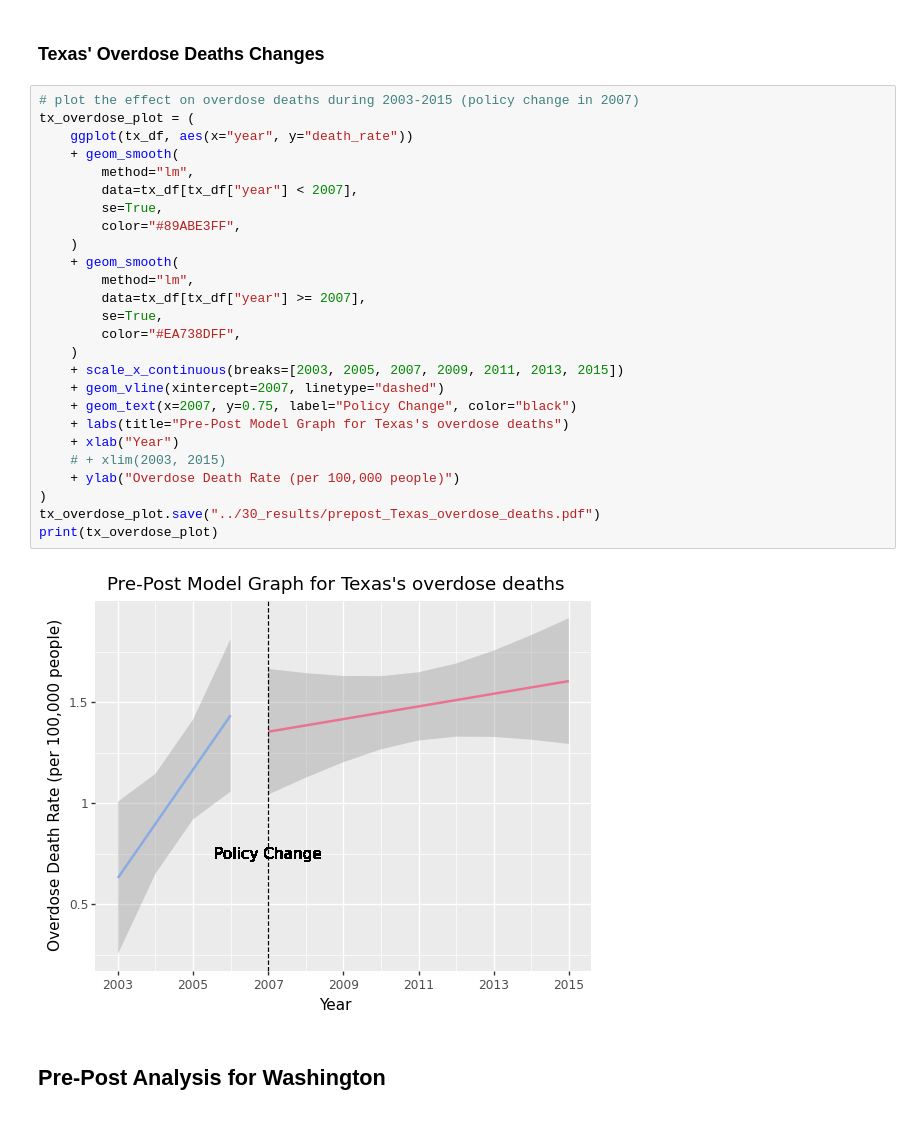
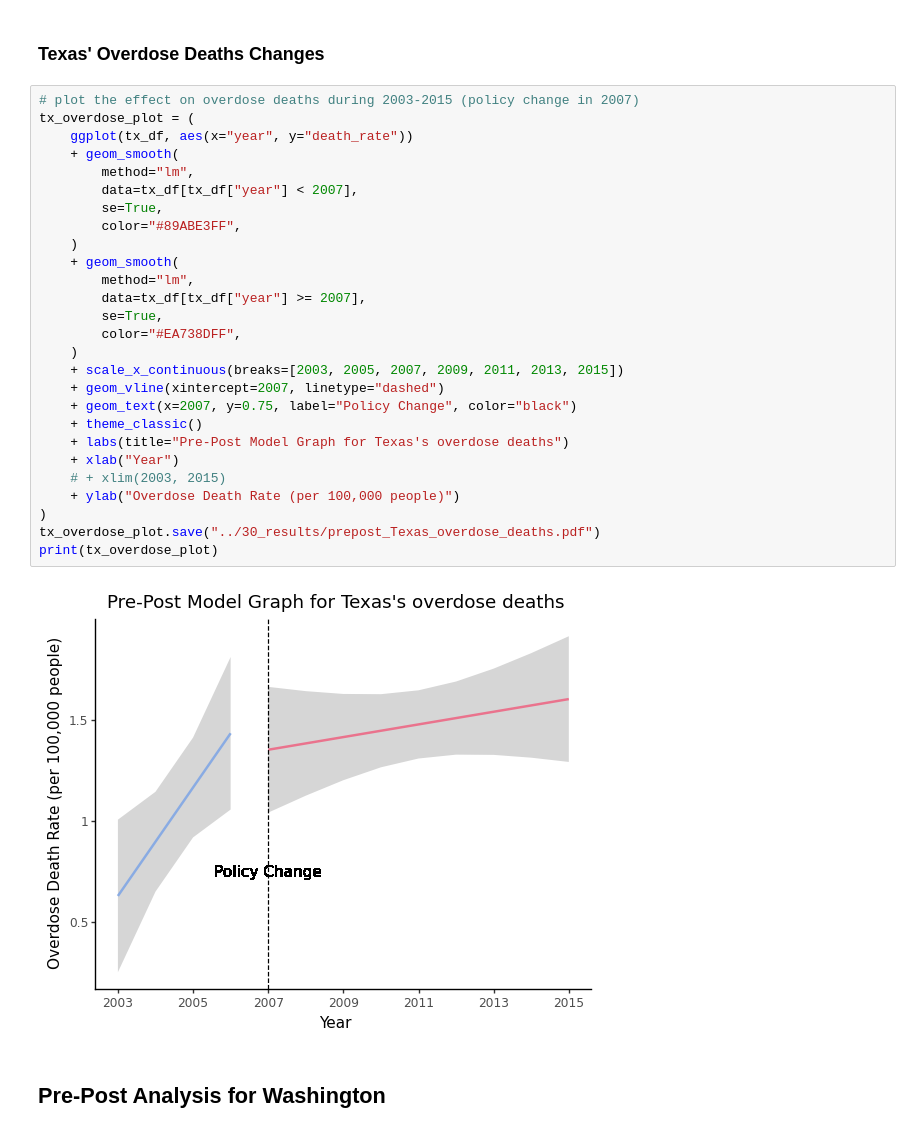
Before and after one commit to Yer1k/opioid_causal_inference, a Jupyter notebook: 10_code/pre-post_analysis.ipynb, the cells around one changed output. Drawn from its saved outputs; the diff is of its cells as text.

```diff
--- a/10_code/pre-post_analysis.ipynb
+++ b/10_code/pre-post_analysis.ipynb
@@ -142,31 +143,32 @@ tx_df = tx_df.groupby(["year", "county_name"], as_index=False).mean()
 # %%
 # plot the effect on overdose deaths during 2003-2015 (policy change in 2007)
 tx_overdose_plot = (
     ggplot(tx_df, aes(x="year", y="death_rate"))
     + geom_smooth(
         method="lm",
         data=tx_df[tx_df["year"] < 2007],
         se=True,
         color="#89ABE3FF",
     )
     + geom_smooth(
         method="lm",
         data=tx_df[tx_df["year"] >= 2007],
         se=True,
         color="#EA738DFF",
     )
     + scale_x_continuous(breaks=[2003, 2005, 2007, 2009, 2011, 2013, 2015])
     + geom_vline(xintercept=2007, linetype="dashed")
     + geom_text(x=2007, y=0.75, label="Policy Change", color="black")
+    + theme_classic()
     + labs(title="Pre-Post Model Graph for Texas's overdose deaths")
     + xlab("Year")
     # + xlim(2003, 2015)
     + ylab("Overdose Death Rate (per 100,000 people)")
 )
 tx_overdose_plot.save("../30_results/prepost_Texas_overdose_deaths.pdf")
 print(tx_overdose_plot)
 # %% [output]
-[figure, old version]
+[figure, new version]
 # %% [markdown]
 ## Pre-Post Analysis for Washington
 # %%
```
Also changed, not shown: parts of 3 cells of this notebook.
